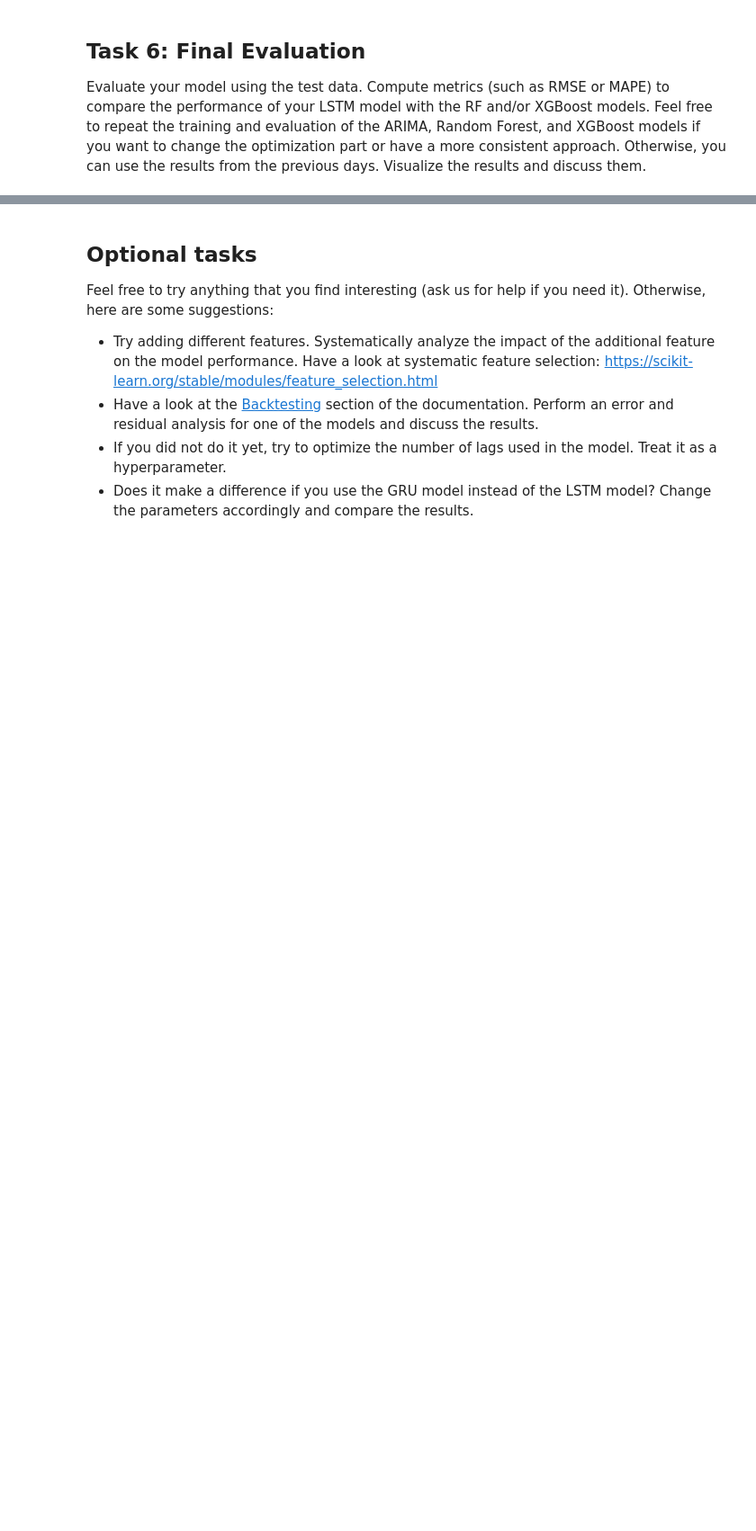
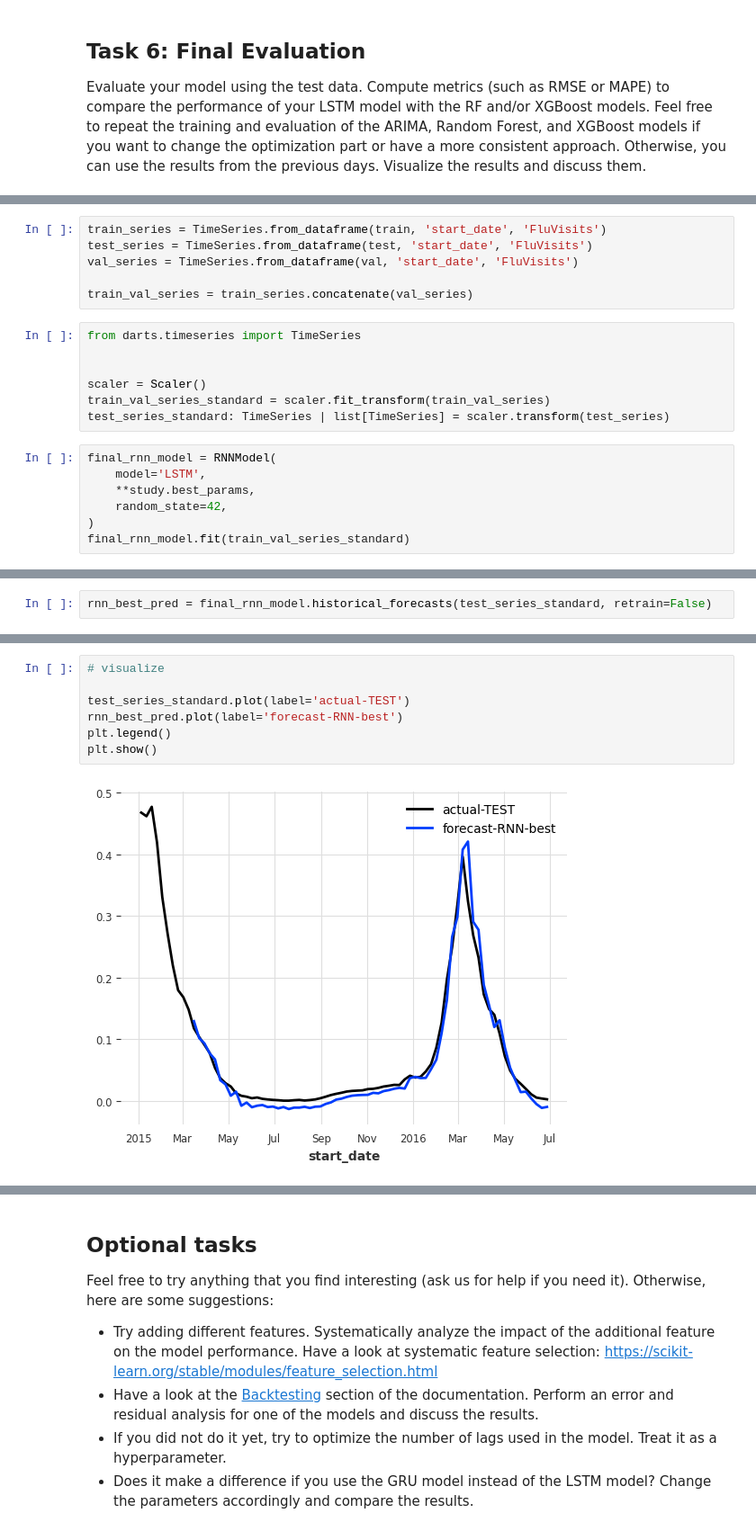
Before and after one commit to JulianMeigen/ML-handson, a Jupyter notebook: notebooks/3.0 SNJMMH-Day3.ipynb, the cells around one changed output, grey strips where cells are left out. Shown at 90% size. Saved outputs shown, nothing was run; the diff lists cells and outputs as text; blank space fills up the shorter version.

```diff
--- a/notebooks/3.0 SNJMMH-Day3.ipynb
+++ b/notebooks/3.0 SNJMMH-Day3.ipynb
@@ -257,0 +406,20 @@ Evaluate your model using the test data. Compute metrics (such as RMSE or MAPE)
+# %%
+train_series = TimeSeries.from_dataframe(train, 'start_date', 'FluVisits')
+test_series = TimeSeries.from_dataframe(test, 'start_date', 'FluVisits')
+val_series = TimeSeries.from_dataframe(val, 'start_date', 'FluVisits')
+
+train_val_series = train_series.concatenate(val_series)
+# %%
+from darts.timeseries import TimeSeries
+
+
+scaler = Scaler()
+train_val_series_standard = scaler.fit_transform(train_val_series)
+test_series_standard: TimeSeries | list[TimeSeries] = scaler.transform(test_series)
+# %%
+final_rnn_model = RNNModel(
+    model='LSTM',
+    **study.best_params,
+    random_state=42,
+)
+final_rnn_model.fit(train_val_series_standard)
@@ -257,0 +446,2 @@ Evaluate your model using the test data. Compute metrics (such as RMSE or MAPE)
+# %%
+rnn_best_pred = final_rnn_model.historical_forecasts(test_series_standard, retrain=False)
@@ -257,0 +463,9 @@ Evaluate your model using the test data. Compute metrics (such as RMSE or MAPE)
+# %%
+# visualize
+
+test_series_standard.plot(label='actual-TEST')
+rnn_best_pred.plot(label='forecast-RNN-best')
+plt.legend()
+plt.show()
+# %% [output]
+[figure, added]
```
Also changed, not shown: parts of 19 cells of this notebook, 1 other file.
